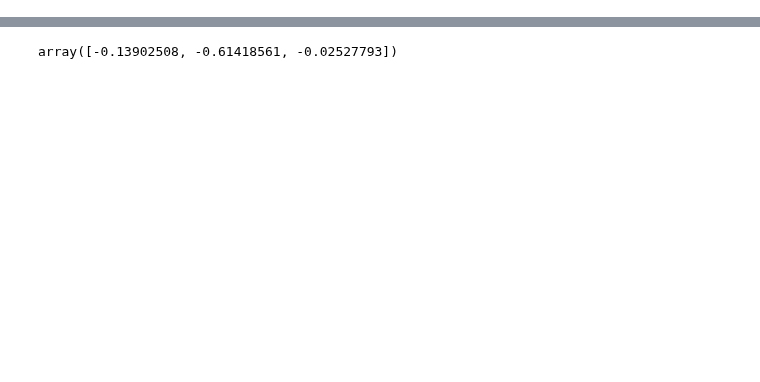
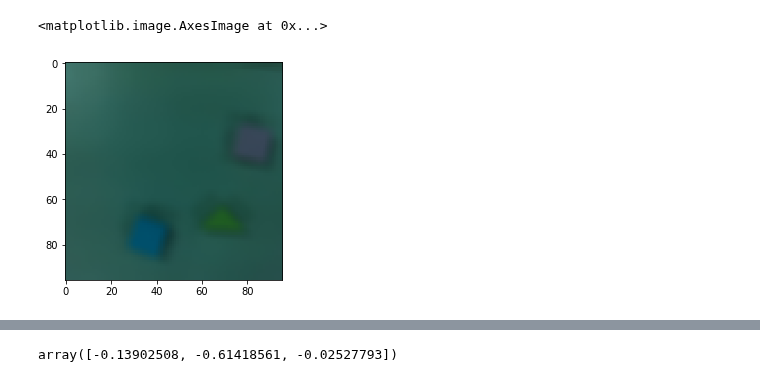
Before and after one commit to hogunkee/ur5_manipulation, a Jupyter notebook: realrobot/EvaluateSEG.ipynb, the cells around one changed output, grey strips where cells are left out. Drawn from its saved outputs; the diff is of its cells as text; code cells hidden in the pictures; blank space fills up the shorter version.

```diff
--- a/realrobot/EvaluateSEG.ipynb
+++ b/realrobot/EvaluateSEG.ipynb
@@ -0,0 +40,6 @@
+# %%
+im_blur = cv2.blur(color, (5, 5))
+plt.imshow(im_blur)
+# %% [output]
+<matplotlib.image.AxesImage at 0x...>
+[figure, added]
```
Also changed, not shown: parts of 18 cells of this notebook, 4 other files.
